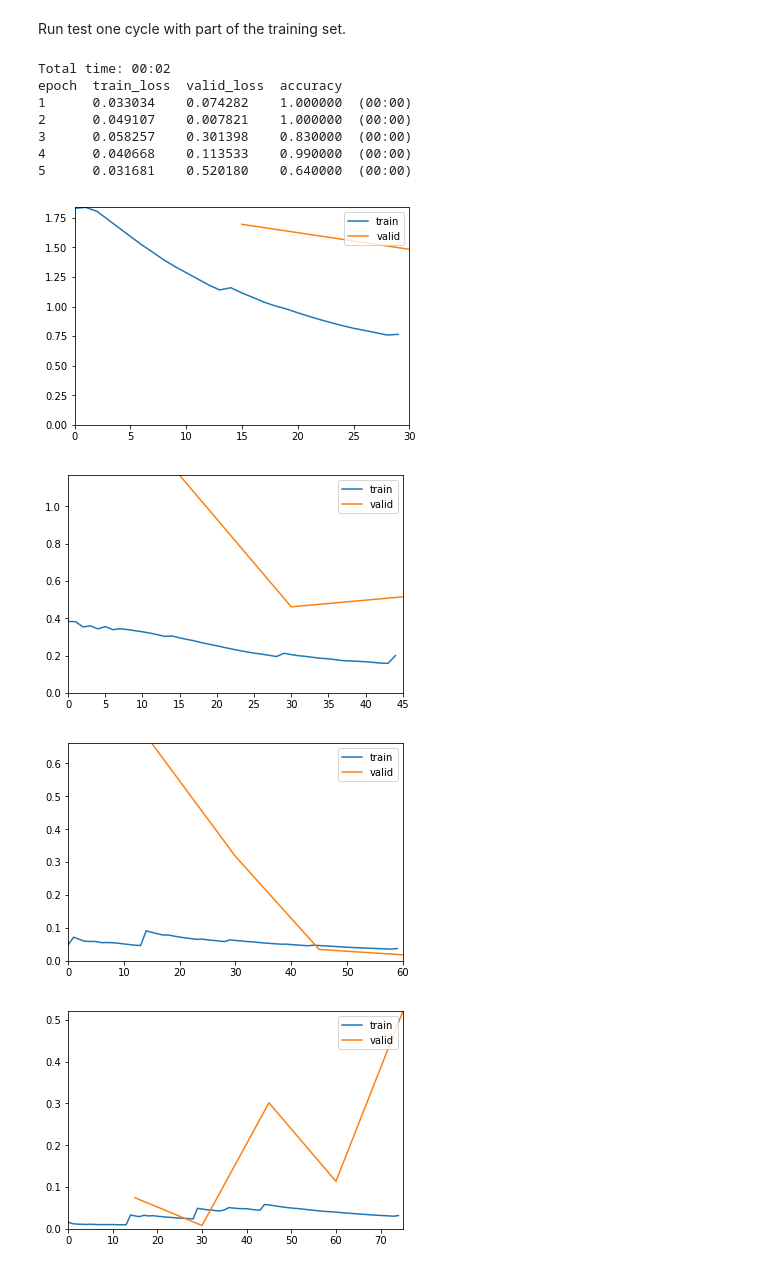
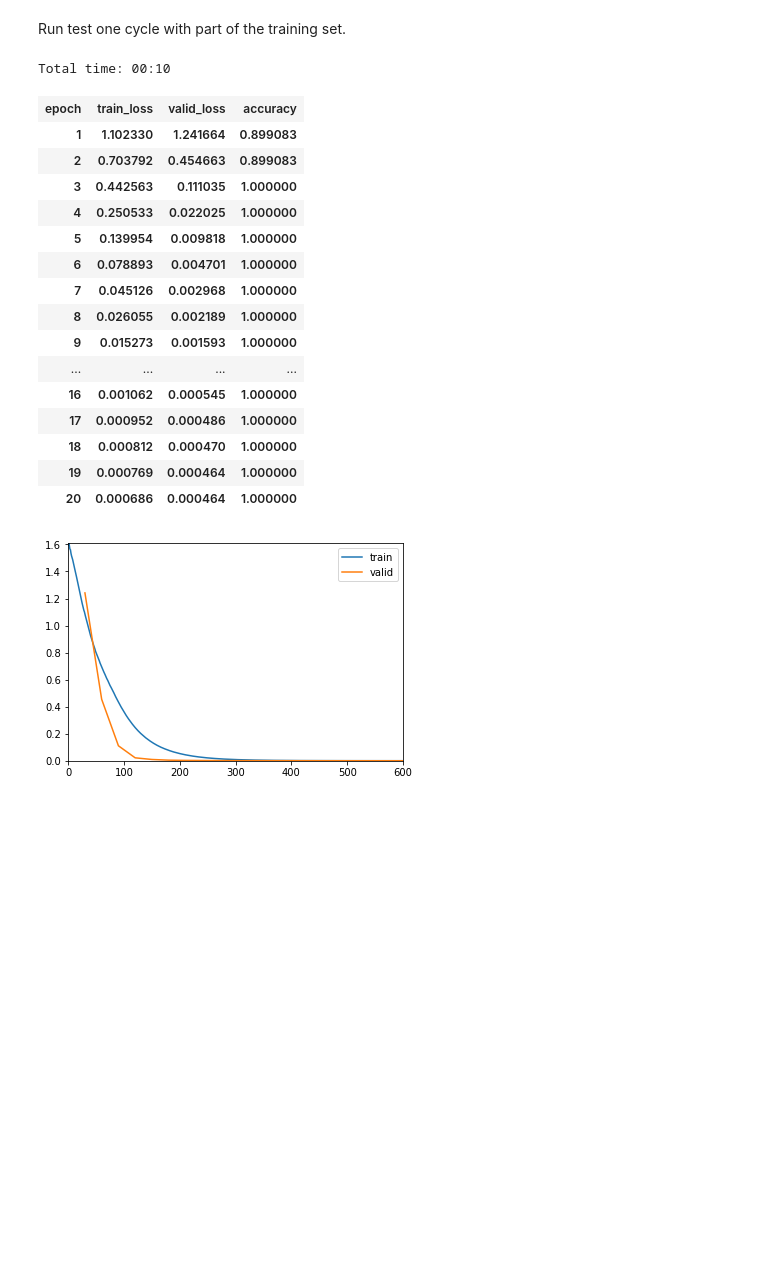
Before and after one commit to k3larra/interactiveML, a Jupyter notebook: Seminar_3/Tabtest.ipynb, the cells around one changed output. Cells and saved outputs as stored; diff of their text form; code cells hidden in the pictures; blank space fills up the shorter version.

```diff
--- a/Seminar_3/Tabtest.ipynb
+++ b/Seminar_3/Tabtest.ipynb
@@ -13,9 +13,9 @@ dep_var = 'journey'
 cat_names = ["detectedActivity","weekday"]
 cont_names =["geoHash","minuteOfDay"]
 procs = [FillMissing, Categorify, Normalize]
-user = "tnK534JMwwfhvUEycn69HPbhqkt2" #Maria
+#user = "tnK534JMwwfhvUEycn69HPbhqkt2" #Maria
 #user = "ehaBtfOPDNZjzy1MEvjQmGo4Zv12" #Andrea
-#user = "hCWCulj7M1aMVyd0Fm0Eqrv8q1Q2" #Bjorn
+user = "hCWCulj7M1aMVyd0Fm0Eqrv8q1Q2" #Bjorn
 
 def predict_journeys(learner,dataset):
     "Return"
@@ -23,8 +23,8 @@ def predict_journeys(learner,dataset):
     accuracy = 0
     for x in range(0,dataset.shape[0]):
         correct = dataset.iloc[x].journey  #remove journey
-        predicted = learner.predict(dataset.iloc[x],pbar=None);
-        if (correct==predicted[0]):
+        predicted = learner.predict(dataset.iloc[x]);
+        if (str(correct)==str(predicted[0])):
             result=result+1
     accuracy=result/dataset.shape[0]
     return(accuracy)
@@ -42,12 +42,13 @@ def evaluate_learner(rows_per_training:int,trainingset,testset,minsize=20): #Min
     #dataSet = pd.read_csv("data/"+filename,comment="-")
     #datasetTest = pd.read_csv("data/"+testfilename,comment="-")
     result = []
-    if trainingset.shape[0]<minsize or testset.shape[0]<minsize:
-        trainingset = pd.concat([trainingset,trainingset])
+    if trainingset.shape[0]<minsize:  #Remove
+        trainingset = pd.concat([trainingset,trainingset,trainingset,trainingset])
     #size=trainingset.shape[0]
     for rows in range(minsize,len(trainingset),rows_per_training):
         #df=trainingset[rows-rows_per_training:rows]
         df=trainingset[0:rows]
+        ##Fix a multiply here
         idx= list(np.random.randint(0,len(df),int(len(df)*0.1)))
         data = (TabularList.from_df(df, path="models", cat_names=cat_names, cont_names=cont_names, procs=procs)
                 .split_by_idx(idx)
@@ -230,4 +233,6 @@ print(accuracyTest)
 # %%
-prediction,accuracy = predict_journey(3,1242479403,519,3)
+#prediction,accuracy = predict_journey(3,1243184839,603,6) #8107980000 "ehaBtfOPDNZjzy1MEvjQmGo4Zv12" Andrea
+prediction,accuracy = predict_journey(3,1242202139,806,6) #8033880159 "hCWCulj7M1aMVyd0Fm0Eqrv8q1Q2" #Bjorn
+#prediction,accuracy = predict_journey(3,1242479279,527,5) #8121680000 "tnK534JMwwfhvUEycn69HPbhqkt2" #Maria
 print("Predicted journey from: "+str(prediction)[0:5]+" to " +str(prediction)[5:10]+ " with accuracy "+str(accuracy));
 # %% [output]
@@ -241,40 +246,50 @@ Predict and view some rows
 # %% [markdown]
 Run test one cycle with part of the training set.
 # %%
+#user = "tnK534JMwwfhvUEycn69HPbhqkt2" #Maria
+#user = "ehaBtfOPDNZjzy1MEvjQmGo4Zv12" #Andrea
+#user = "hCWCulj7M1aMVyd0Fm0Eqrv8q1Q2" #Bjorn
 filename = user+"_train_valid.csv"
 dataSetIn = pd.read_csv("data/"+filename)
-dataSet=dataSetIn[0:1000]
+dataSet=dataSetIn[0:3000]
 rows=dataSet.shape[0]
 idx= list(np.random.randint(0,len(dataSet),int(len(dataSet)*0.1)))
 #idx=list(range(2000,4000))
 data = (TabularList.from_df(dataSet, path="models", cat_names=cat_names, cont_names=cont_names, procs=procs)
                 .split_by_idx(idx)
                 .label_from_df(cols=dep_var)
                 .databunch())
 learner=tabular_learner(data, layers=[200,100], metrics=accuracy,callback_fns=ShowGraph)
 #%time learner.fit_one_cycle(10)
-learner.fit_one_cycle(2)
+learner.fit_one_cycle(20)
 epochs = 3
 sizeR = len(learner.recorder.metrics)
-while learner.recorder.metrics[sizeR-1][0].item()<0.95 and epochs<30:
-            learner.fit_one_cycle(epochs)
-            epochs=epochs+1
+# while learner.recorder.metrics[sizeR-1][0].item()<0.95 and epochs<30:
+#             learner.fit_one_cycle(epochs)
+#             epochs=epochs+1
 #%time learner.fit_one_cycle(5)
 #%time learner.fit(10, 1e-2)
 #testSet = pd.read_csv("data/testWithLabels.csv",comment="-")
 #resultTest = predict_journeys(learner,testSet)
 # %% [output]
-Total time: 00:02
-epoch  train_loss  valid_loss  accuracy
-1      0.033034    0.074282    1.000000  (00:00)
-2      0.049107    0.007821    1.000000  (00:00)
-3      0.058257    0.301398    0.830000  (00:00)
-4      0.040668    0.113533    0.990000  (00:00)
-5      0.031681    0.520180    0.640000  (00:00)
+Total time: 00:10
+| epoch | train_loss | valid_loss | accuracy |
+| 1 | 1.102330 | 1.241664 | 0.899083 |
+| 2 | 0.703792 | 0.454663 | 0.899083 |
+| 3 | 0.442563 | 0.111035 | 1.000000 |
+| 4 | 0.250533 | 0.022025 | 1.000000 |
+| 5 | 0.139954 | 0.009818 | 1.000000 |
+| 6 | 0.078893 | 0.004701 | 1.000000 |
+| 7 | 0.045126 | 0.002968 | 1.000000 |
+| 8 | 0.026055 | 0.002189 | 1.000000 |
+| 9 | 0.015273 | 0.001593 | 1.000000 |
+| ... | ... | ... | ... |
+| 16 | 0.001062 | 0.000545 | 1.000000 |
+| 17 | 0.000952 | 0.000486 | 1.000000 |
+| 18 | 0.000812 | 0.000470 | 1.000000 |
+| 19 | 0.000769 | 0.000464 | 1.000000 |
+| 20 | 0.000686 | 0.000464 | 1.000000 |
-[figure, old version]
+[figure, new version]
-[figure, removed]
-[figure, removed]
-[figure, removed]
 # %%
 #learner.metrics[0]
 #dataSet.sample(3)
```
Also changed, not shown: parts of 14 cells of this notebook, 9 other files.
